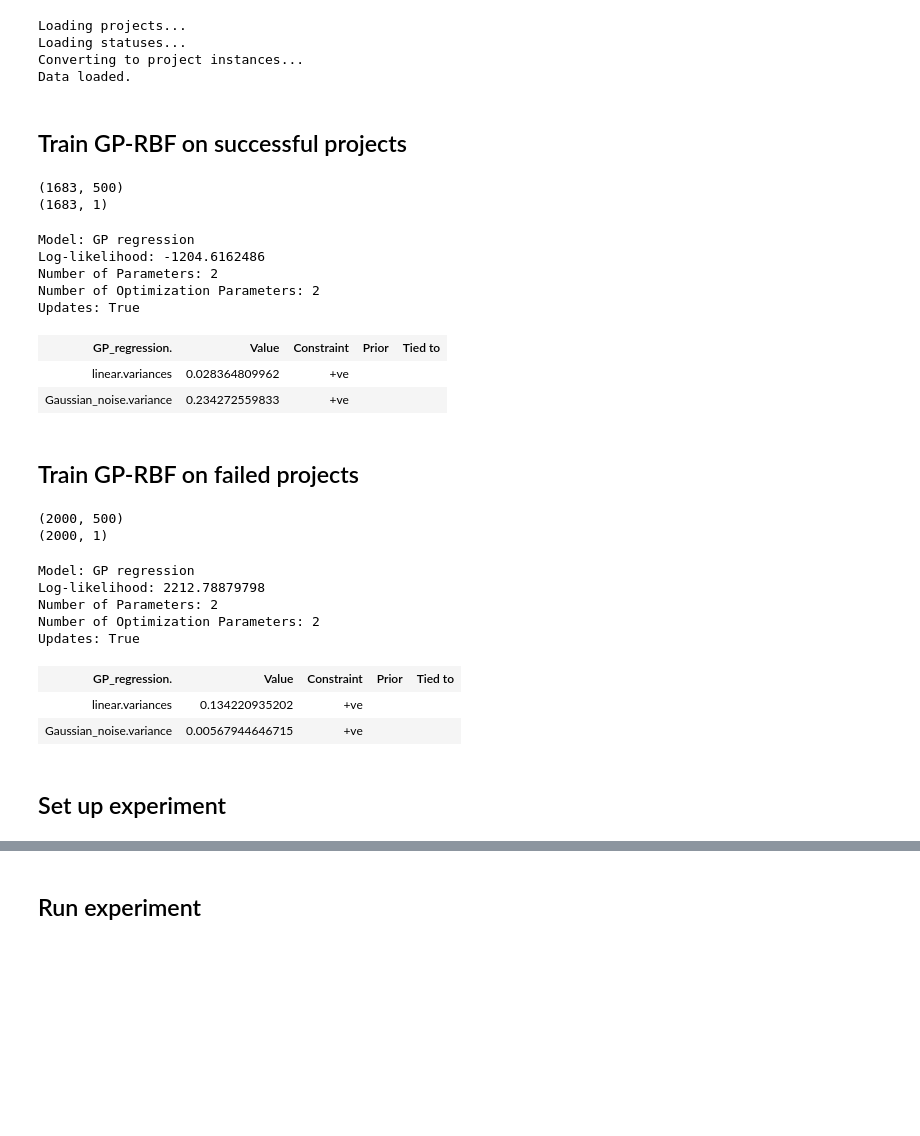
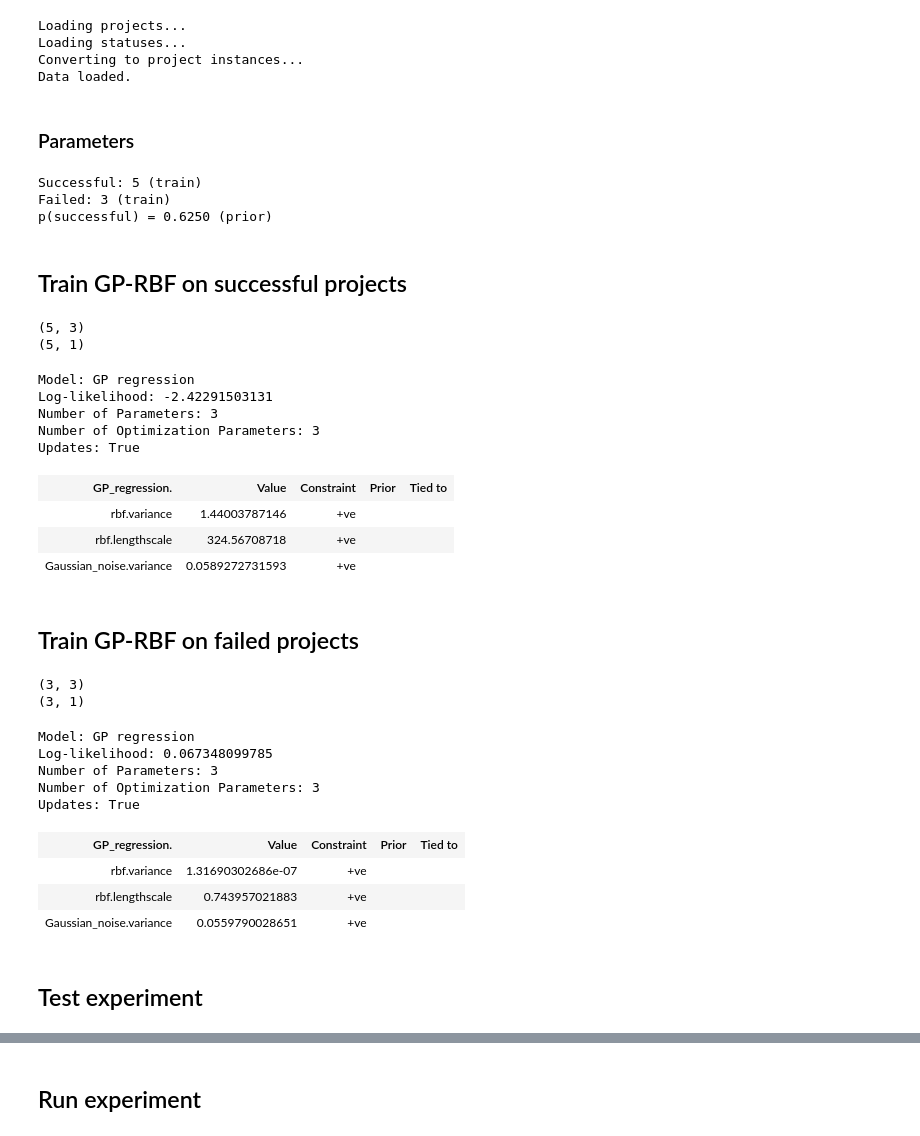
Before and after one commit to vicow/gaussian-process, a Jupyter notebook: notebooks/sidekick-5-output-as-input.ipynb, the cells around one changed output, grey strips where cells are left out. Saved outputs shown, nothing was run; the diff lists cells and outputs as text; code cells hidden in the pictures; blank space fills up the shorter version.

```diff
--- a/notebooks/sidekick-5-output-as-input.ipynb
+++ b/notebooks/sidekick-5-output-as-input.ipynb
@@ -72,25 +131,55 @@ ard = False
+# %% [markdown]
+### Parameters
+# %%
+N = 10
+seed = 2
+t0 = 1
+t1 = 10
+n_samples = 3
+T = 999
+ARD = False
+outliers_threshold = 2
+
+N_train = int(floor(0.8*N))
+N_test = N - N_train
+samples = subsample(t0, t1, n_samples)
+t = len(samples)
+N_projects = sk.choose_n_projects(n=N, seed=seed)
+projects_train = N_projects[:N_train]
+projects_test = N_projects[N_train:]
+successful = [p for p in projects_train if p.successful and p.money[T] < outliers_threshold]
+failed = [p for p in projects_train if not p.successful]
+pi = len(successful) / float(N_train)
+
+print "Successful: %s (train)" % len(successful)
+print "Failed: %s (train)" % len(failed)
+print "p(successful) = %0.4f (prior)" % pi
+# %% [output]
+Successful: 5 (train)
+Failed: 3 (train)
+p(successful) = 0.6250 (prior)
 # %% [markdown]
 ## Train GP-RBF on successful projects
 # %%
-successful_light = successful[:N]
-successful_light = [s for s in successful_light if s[T] < 2]
-X_train_s = np.ndarray(shape=(len(successful_light), t), buffer=np.array([money[0:t] for money in successful_light]), dtype=float)
-Y_train_s = np.expand_dims(np.array([money[T] for money in successful_light]), axis=1)
+X_train_s = np.ndarray(shape=(len(successful), t), buffer=np.array([p.money[samples] for p in successful]), dtype=float)
+Y_train_s = np.expand_dims(np.array([p.money[T] for p in successful]), axis=1)
 print X_train_s.shape
 print Y_train_s.shape
 
-kernel = GPy.kern.Linear(input_dim=t, ARD=ard)
+kernel = GPy.kern.RBF(input_dim=t, ARD=ARD)
 m_s = GPy.models.GPRegression(X_train_s, Y_train_s, kernel)
 m_s.optimize()
+#m_s.rbf.lengthscale = 0.01
 display(m_s)
 # %% [output]
-(1683, 500)
-(1683, 1)
+(5, 3)
+(5, 1)
 Model: GP regression
-Log-likelihood: -1204.6162486
-Number of Parameters: 2
-Number of Optimization Parameters: 2
+Log-likelihood: -2.42291503131
+Number of Parameters: 3
+Number of Optimization Parameters: 3
 Updates: True
 | GP_regression. | Value | Constraint | Prior | Tied to |
-| linear.variances | 0.028364809962 | +ve |  |  |
-| Gaussian_noise.variance | 0.234272559833 | +ve |  |  |
+| rbf.variance | 1.44003787146 | +ve |  |  |
+| rbf.lengthscale | 324.56708718 | +ve |  |  |
+| Gaussian_noise.variance | 0.0589272731593 | +ve |  |  |
@@ -97,24 +197,24 @@ Updates: True
 # %% [markdown]
 ## Train GP-RBF on failed projects
 # %%
-failed_light = failed[:N]
-X_train_f = np.ndarray(shape=(len(failed_light), t), buffer=np.array([money[0:t] for money in failed_light]), dtype=float)
-Y_train_f = np.expand_dims(np.array([money[T] for money in failed_light]), axis=1)
+X_train_f = np.ndarray(shape=(len(failed), t), buffer=np.array([p.money[samples] for p in failed]), dtype=float)
+Y_train_f = np.expand_dims(np.array([p.money[T] for p in failed]), axis=1)
 print X_train_f.shape
 print Y_train_f.shape
 
-kernel = GPy.kern.Linear(input_dim=t, ARD=ard)
+kernel = GPy.kern.RBF(input_dim=t, ARD=ARD)
 m_f = GPy.models.GPRegression(X_train_f, Y_train_f, kernel)
 m_f.optimize()
 display(m_f)
 # %% [output]
-(2000, 500)
-(2000, 1)
+(3, 3)
+(3, 1)
 Model: GP regression
-Log-likelihood: 2212.78879798
-Number of Parameters: 2
-Number of Optimization Parameters: 2
+Log-likelihood: 0.067348099785
+Number of Parameters: 3
+Number of Optimization Parameters: 3
 Updates: True
 | GP_regression. | Value | Constraint | Prior | Tied to |
-| linear.variances | 0.134220935202 | +ve |  |  |
-| Gaussian_noise.variance | 0.00567944646715 | +ve |  |  |
+| rbf.variance | 1.31690302686e-07 | +ve |  |  |
+| rbf.lengthscale | 0.743957021883 | +ve |  |  |
+| Gaussian_noise.variance | 0.0559790028651 | +ve |  |  |
@@ -121,5 +226,5 @@ Updates: True
 # %% [markdown]
-## Set up experiment
+## Test experiment
 # %%
 m_s_test = m_s.copy()
 m_f_test = m_f.copy()
```
Also changed, not shown: parts of 8 cells of this notebook, 3 other files.
